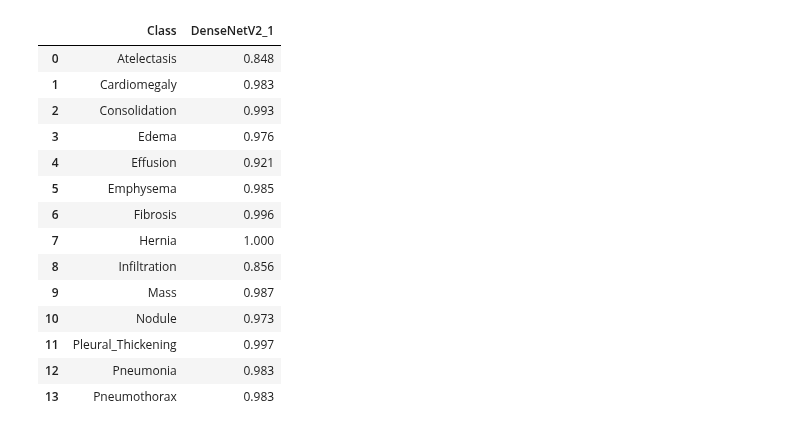
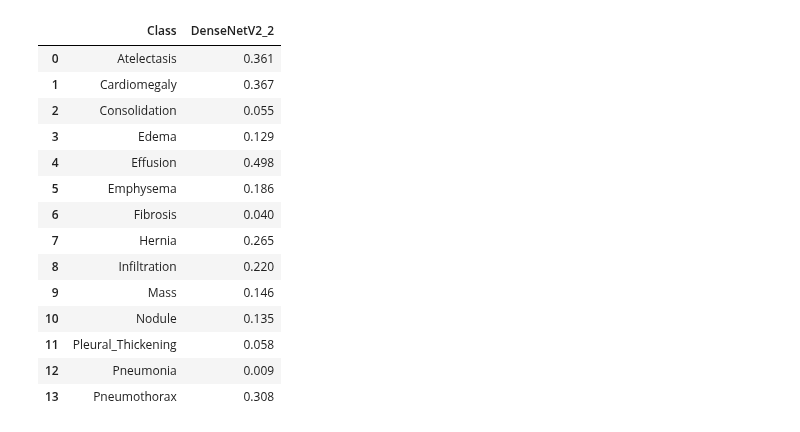
Before and after one commit to Argonus/codebook, a Jupyter notebook: studies/bachelor-thesis/notebooks/evaluation/ModelSummary.ipynb, the cells around one changed output. Cells and saved outputs as stored; diff of their text form; code cells hidden in the pictures.

```diff
--- a/studies/bachelor-thesis/notebooks/evaluation/ModelSummary.ipynb
+++ b/studies/bachelor-thesis/notebooks/evaluation/ModelSummary.ipynb
@@ -7,6 +7,6 @@ from src.utils.consts import MODELS_PATH
 from src.model.evaluation.tensorflow_model_summary import ModelSummary
 
 model_summary = ModelSummary(MODELS_PATH,
-    ['DenseNetV2_1'],
-    ['DenseNetV2_1']
+    ['DenseNetV2_2'],
+    ['DenseNetV2_2']
 )
@@ -50,19 +62,19 @@ display(result_df)
 # %%
-result_df = model_summary.calculate_confusion_rates()['true_negatives_rate']
+result_df = model_summary.calculate_confusion_rates()['true_positives_rate']
 display(result_df)
 # %% [output]
-|  | Class | DenseNetV2_1 |
-| 0 | Atelectasis | 0.848 |
-| 1 | Cardiomegaly | 0.983 |
-| 2 | Consolidation | 0.993 |
-| 3 | Edema | 0.976 |
-| 4 | Effusion | 0.921 |
-| 5 | Emphysema | 0.985 |
-| 6 | Fibrosis | 0.996 |
-| 7 | Hernia | 1.000 |
-| 8 | Infiltration | 0.856 |
-| 9 | Mass | 0.987 |
-| 10 | Nodule | 0.973 |
-| 11 | Pleural_Thickening | 0.997 |
-| 12 | Pneumonia | 0.983 |
-| 13 | Pneumothorax | 0.983 |
+|  | Class | DenseNetV2_2 |
+| 0 | Atelectasis | 0.361 |
+| 1 | Cardiomegaly | 0.367 |
+| 2 | Consolidation | 0.055 |
+| 3 | Edema | 0.129 |
+| 4 | Effusion | 0.498 |
+| 5 | Emphysema | 0.186 |
+| 6 | Fibrosis | 0.040 |
+| 7 | Hernia | 0.265 |
+| 8 | Infiltration | 0.220 |
+| 9 | Mass | 0.146 |
+| 10 | Nodule | 0.135 |
+| 11 | Pleural_Thickening | 0.058 |
+| 12 | Pneumonia | 0.009 |
+| 13 | Pneumothorax | 0.308 |
```
Also changed, not shown: parts of 5 cells of this notebook, 10 other files.
